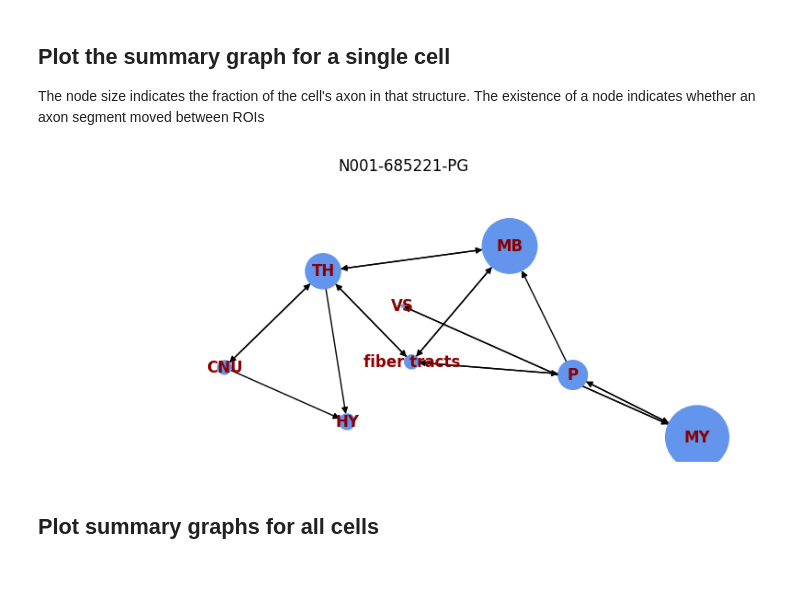
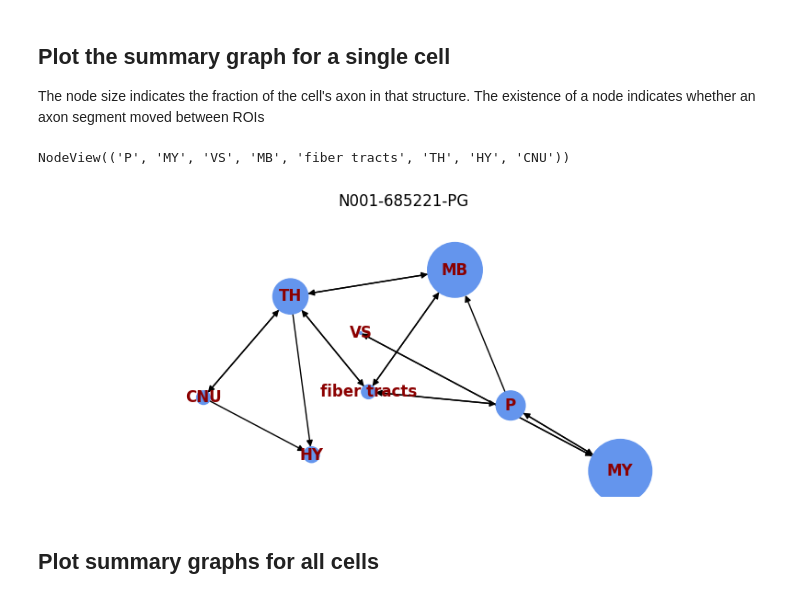
Before and after one commit to AllenNeuralDynamics/aind-LC-morphologies_supplemental_figure, a Jupyter notebook: code/Alex_summary_graphs.ipynb, the cells around one changed output. Saved outputs shown, nothing was run; the diff lists cells and outputs as text; code cells hidden in the pictures.

```diff
--- a/code/Alex_summary_graphs.ipynb
+++ b/code/Alex_summary_graphs.ipynb
@@ -40,10 +43,15 @@ The node size indicates the fraction of the cell's axon in that structure. The e
+# %%
+g = graphs[list(graphs.keys())[0]]
+r = graph.build_tree(g, DATA_DIR,graph_on='structure',roi_version=1,include_other=False)
+# %%
+r.nodes
+# %% [output]
+NodeView(('P', 'MY', 'VS', 'MB', 'fiber tracts', 'TH', 'HY', 'CNU'))
 # %%
-g = graphs[list(graphs.keys())[0]]
-r = graph.build_tree(g, DATA_DIR)
 size = graph.get_node_size(df, list(graphs.keys())[0],r)
 graph.plot_tree(r, list(graphs.keys())[0], pos1, node_size=size)
 # %% [output]
-[figure, old version]
+[figure, new version]
 # %% [markdown]
 ## Plot summary graphs for all cells
 # %%
```
Also changed, not shown: parts of 27 cells of this notebook, 2 other files.
